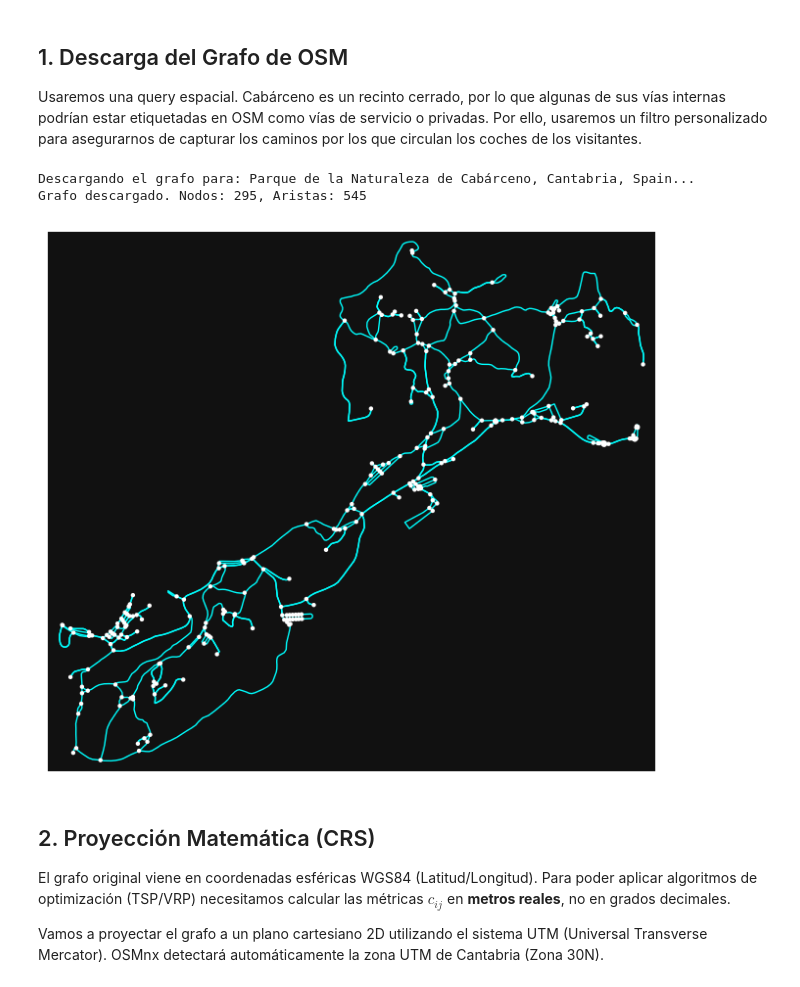
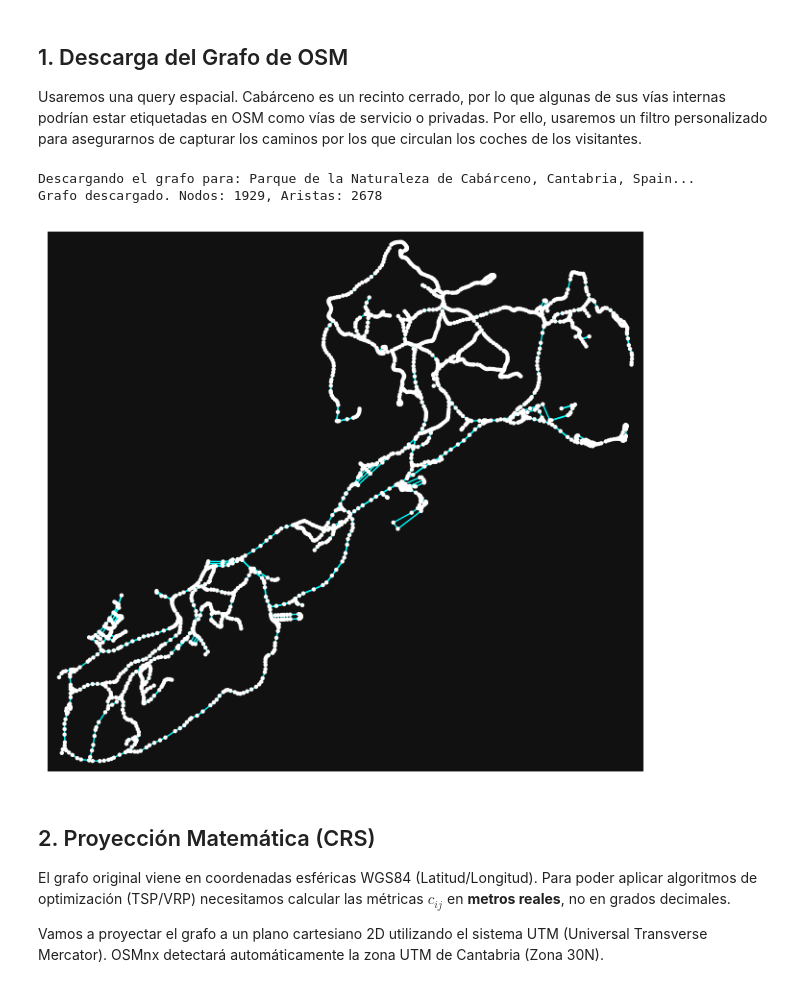
Before and after one commit to david-perezcab/cabarceno-routing-optimization, a Jupyter notebook: scripts/01_extraction.ipynb, the cells around one changed output. Saved outputs shown, nothing was run; the diff lists cells and outputs as text; code cells hidden in the pictures.

```diff
--- a/scripts/01_extraction.ipynb
+++ b/scripts/01_extraction.ipynb
@@ -16,7 +16,10 @@ import os
 # Configurar OSMnx para que imprima logs útiles en consola
 ox.settings.log_console = True
 ox.settings.use_cache = True
-ox.settings.cache_folder = os.path.join(os.path.expanduser("~"), ".cache", "osmnx")
+
+# Crear los directorios si no existen
+os.makedirs('../data/raw', exist_ok=True)
+os.makedirs('../data/processed', exist_ok=True)
 # %% [markdown]
 ## 1. Descarga del Grafo de OSM
 
@@ -24,26 +27,23 @@ Usaremos una query espacial. Cabárceno es un recinto cerrado, por lo que alguna
 # %%
 # Definimos el área de búsqueda
 place_name = "Parque de la Naturaleza de Cabárceno, Cantabria, Spain"
-
-# Filtro para coger carreteras por las que puede ir un coche (incluyendo vías de servicio internas del parque)
-custom_filter = '["highway"~"primary|secondary|tertiary|residential|unclassified|service"]'
 
 print(f"Descargando el grafo para: {place_name}...")
 G_raw = ox.graph_from_place(
     place_name,
     network_type='drive', # Red transitable por coches
-    custom_filter=custom_filter,
-    simplify=True         # Simplifica la topología eliminando nodos intermedios innecesarios
+    custom_filter='["highway"~"service"]', # Solo vías de servicio
+    simplify=False
 )
 
 print(f"Grafo descargado. Nodos: {len(G_raw.nodes)}, Aristas: {len(G_raw.edges)}")
 
 # Visualización rápida del grafo extraído
 fig, ax = ox.plot_graph(G_raw, node_size=10, edge_linewidth=1, bgcolor='#111111', edge_color='cyan')
 # %% [output]
 Descargando el grafo para: Parque de la Naturaleza de Cabárceno, Cantabria, Spain...
-Grafo descargado. Nodos: 295, Aristas: 545
+Grafo descargado. Nodos: 1929, Aristas: 2678
-[figure, old version]
+[figure, new version]
 # %% [markdown]
 ## 2. Proyección Matemática (CRS)
 
```
Also changed, not shown: parts of 1 cell of this notebook, 14 other files.
